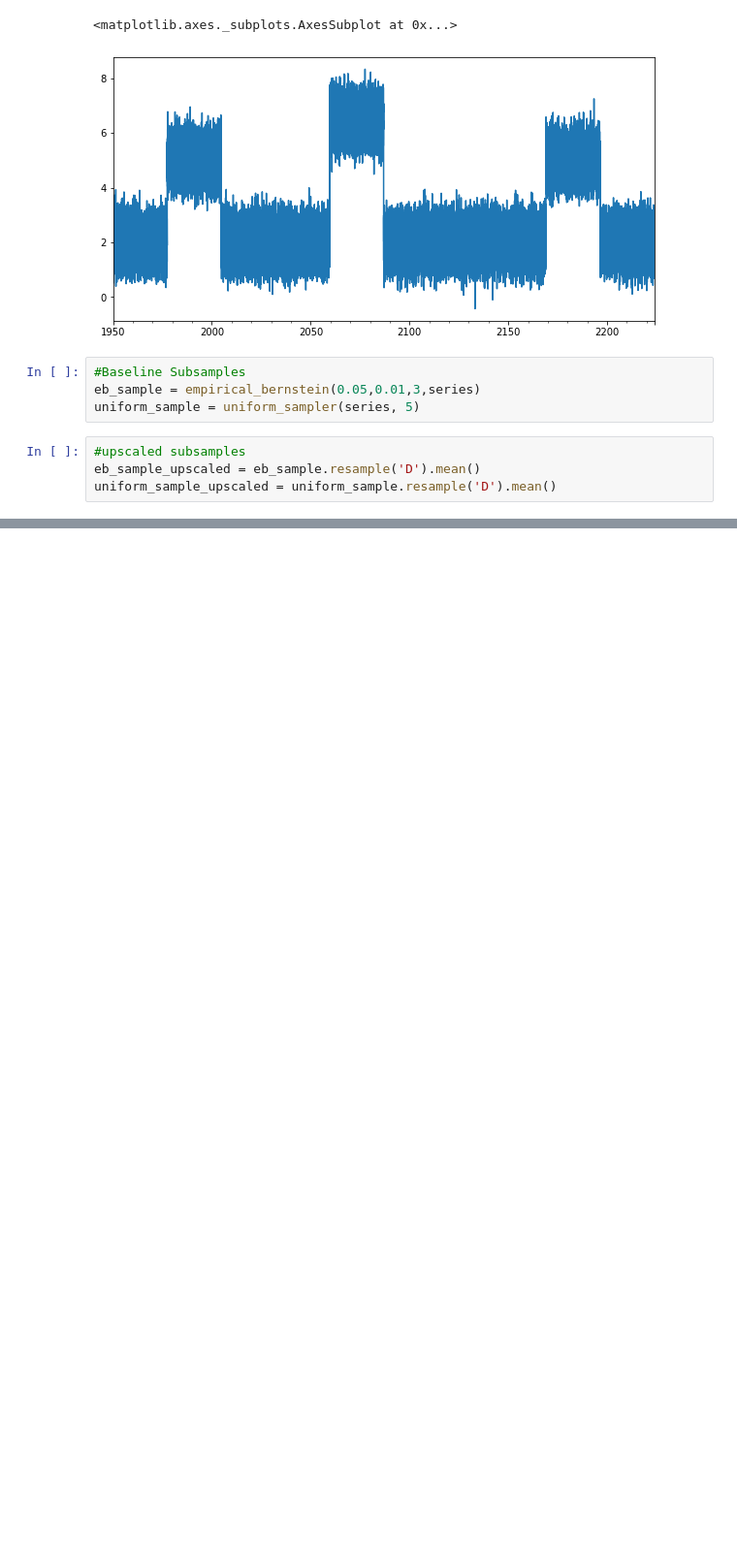
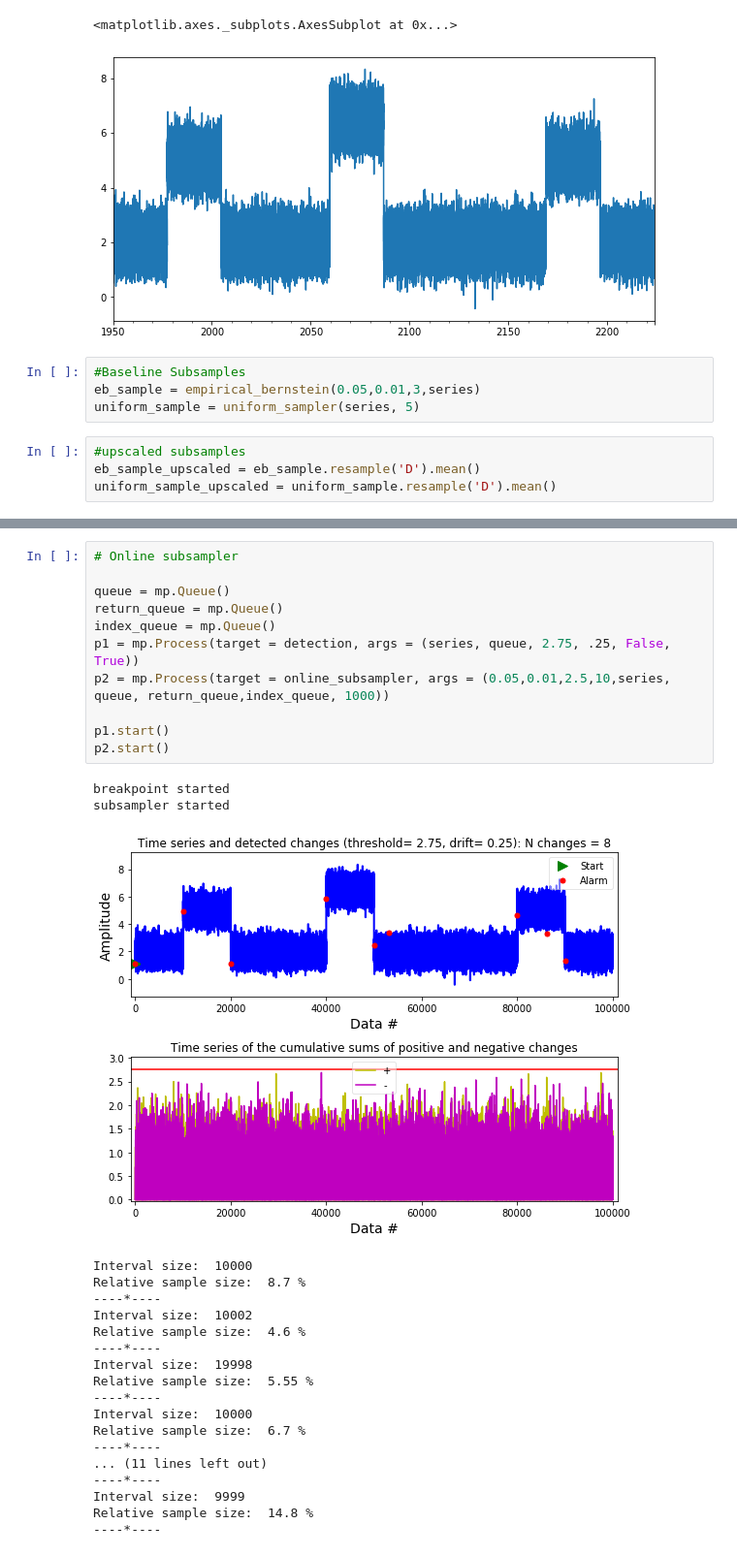
Before and after one commit to Barbarioli/OTSS, a Jupyter notebook: examples.ipynb, the cells around one changed output, grey strips where cells are left out. Shown: that part at 97% size. Saved outputs shown, nothing was run; the diff lists cells and outputs as text; blank space fills up the shorter version.

```diff
--- a/examples.ipynb
+++ b/examples.ipynb
@@ -601 +601,33 @@ uniform_sample_upscaled.head(20)
 Freq: D, dtype: float64
+# %%
+# Online subsampler
+
+queue = mp.Queue()
+return_queue = mp.Queue()
+index_queue = mp.Queue()
+p1 = mp.Process(target = detection, args = (series, queue, 2.75, .25, False, True))
+p2 = mp.Process(target = online_subsampler, args = (0.05,0.01,2.5,10,series, queue, return_queue,index_queue, 1000))
+
+p1.start()
+p2.start()
+# %% [output]
+breakpoint started
+subsampler started
+[figure, added]
+Interval size:  10000
+Relative sample size:  8.7 %
+----*----
+Interval size:  10002
+Relative sample size:  4.6 %
+----*----
+Interval size:  19998
+Relative sample size:  5.55 %
+----*----
+Interval size:  10000
+Relative sample size:  6.7 %
+----*----
+... (11 lines left out)
+----*----
+Interval size:  9999
+Relative sample size:  14.8 %
+----*----
```
Also changed, not shown: parts of 9 cells of this notebook.
